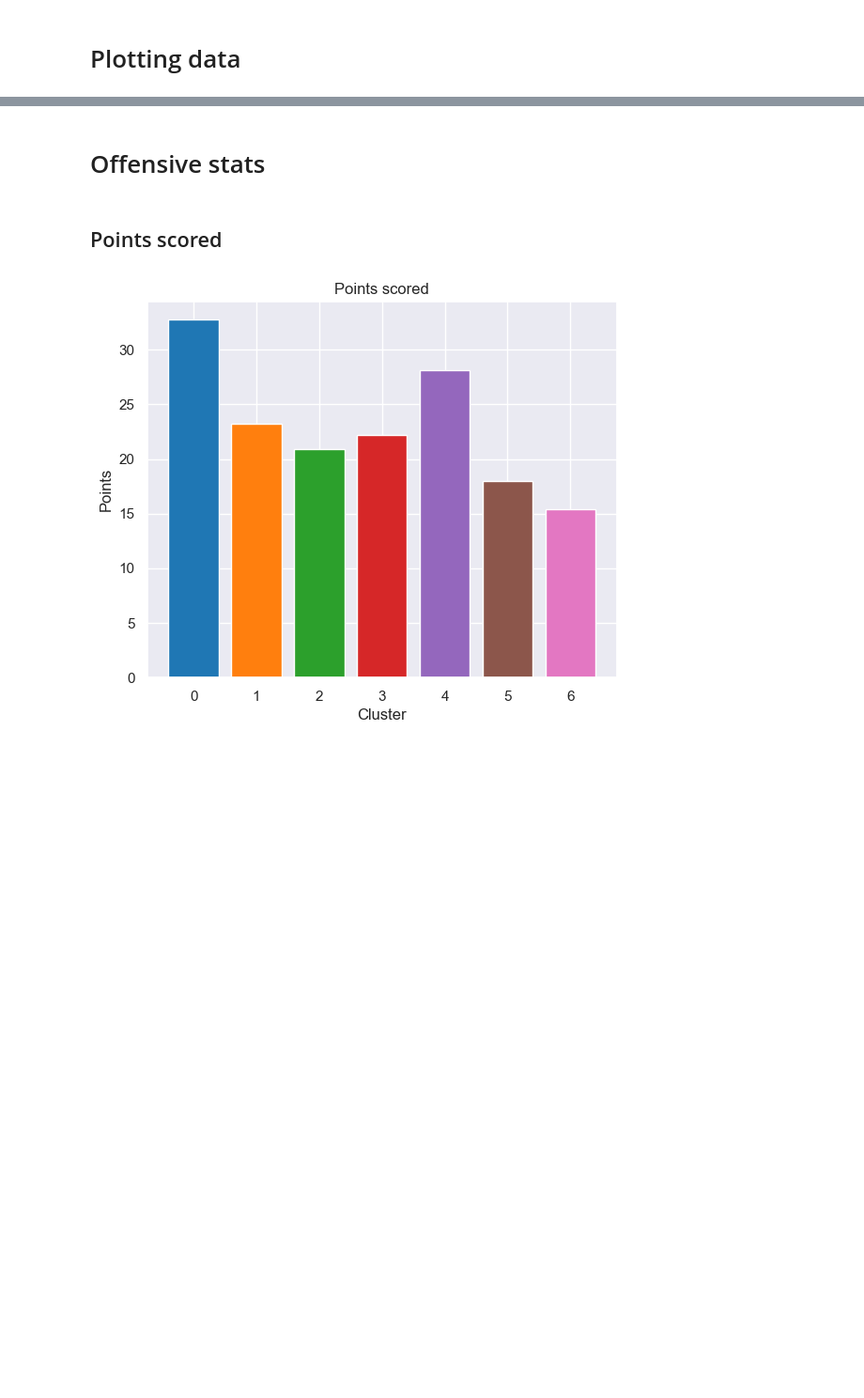
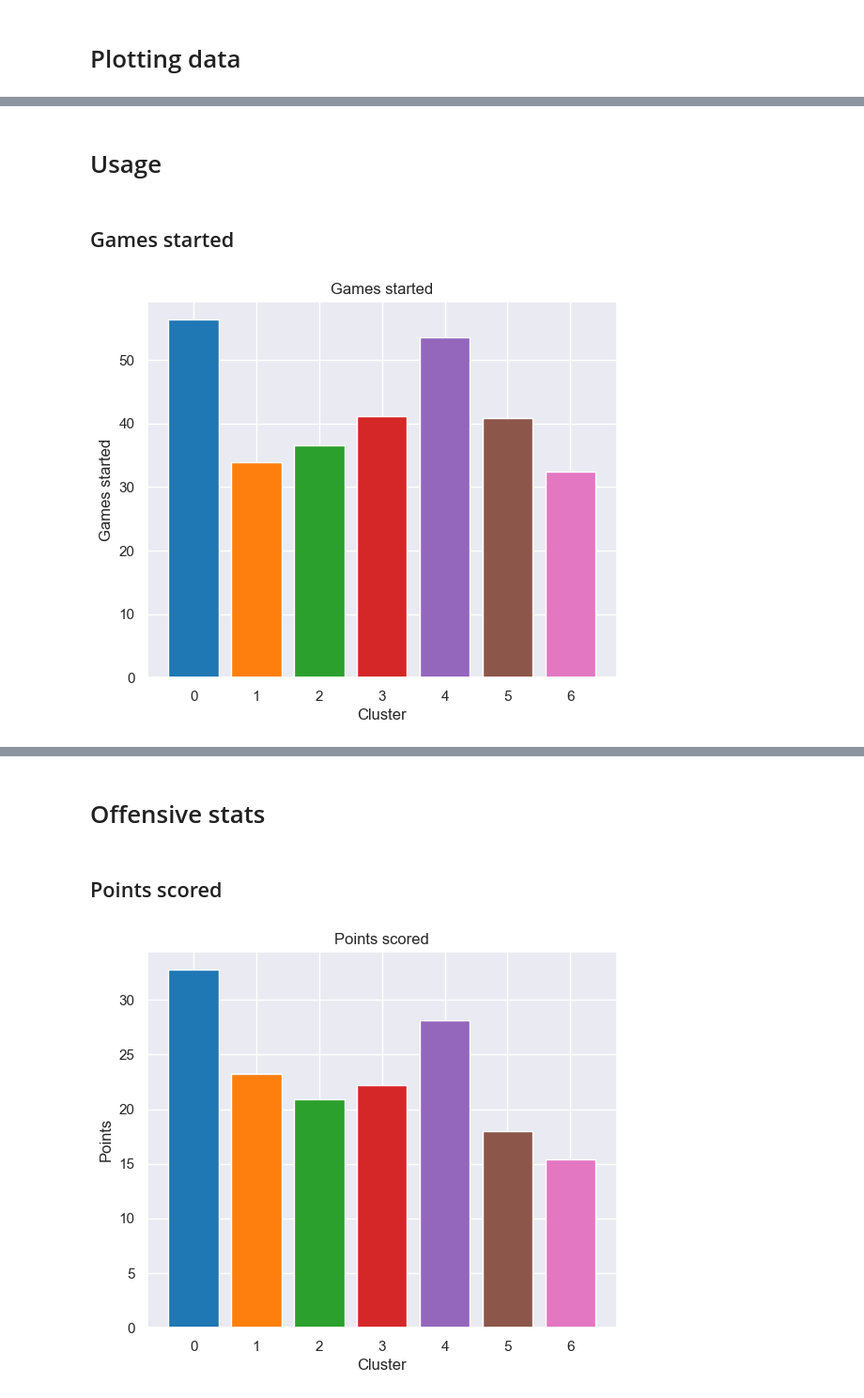
Before and after one commit to AlfonsoGhislieri/nba-machine-learning, a Jupyter notebook: nba.ipynb, the cells around one changed output, grey strips where cells are left out. Shown at 94% size. Drawn from its saved outputs; the diff is of its cells as text; code cells hidden in the pictures; blank space fills up the shorter version.

Commit message:
added visualization for gs and mp

```diff
--- a/nba.ipynb
+++ b/nba.ipynb
@@ -702,0 +720,18 @@ NameError: name 'df_cluster_grouped_kmeans' is not defined
+# %% [markdown]
+# Usage
+# %% [markdown]
+## Games started
+# %%
+fig = plt.figure(figsize=(5, 4))
+ax = fig.add_axes([1,1,1,1])
+
+# getting games started for each cluster
+gs = df_cluster_grouped_kmeans['gs']
+
+ax.bar(clusters,gs, color=cluster_colors)
+ax.set_title('Games started')
+ax.set_xlabel('Cluster')
+ax.set_ylabel('Games started')
+plt.show()
+# %% [output]
+[figure, added]
```
Also changed, not shown: parts of 8 cells of this notebook.
